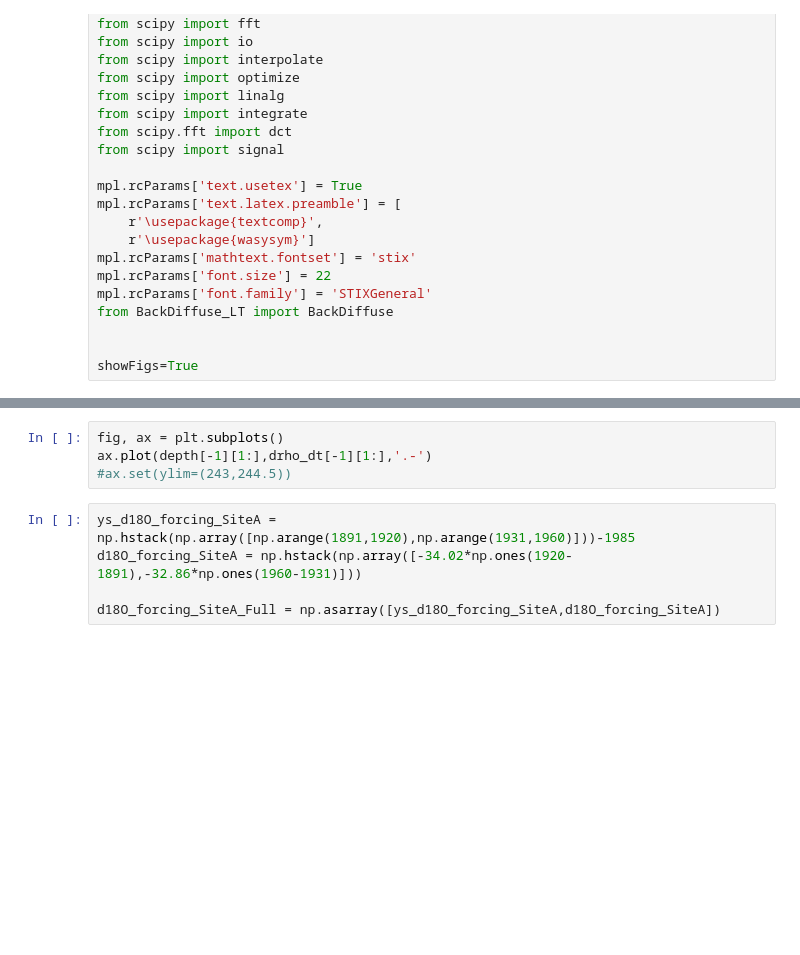
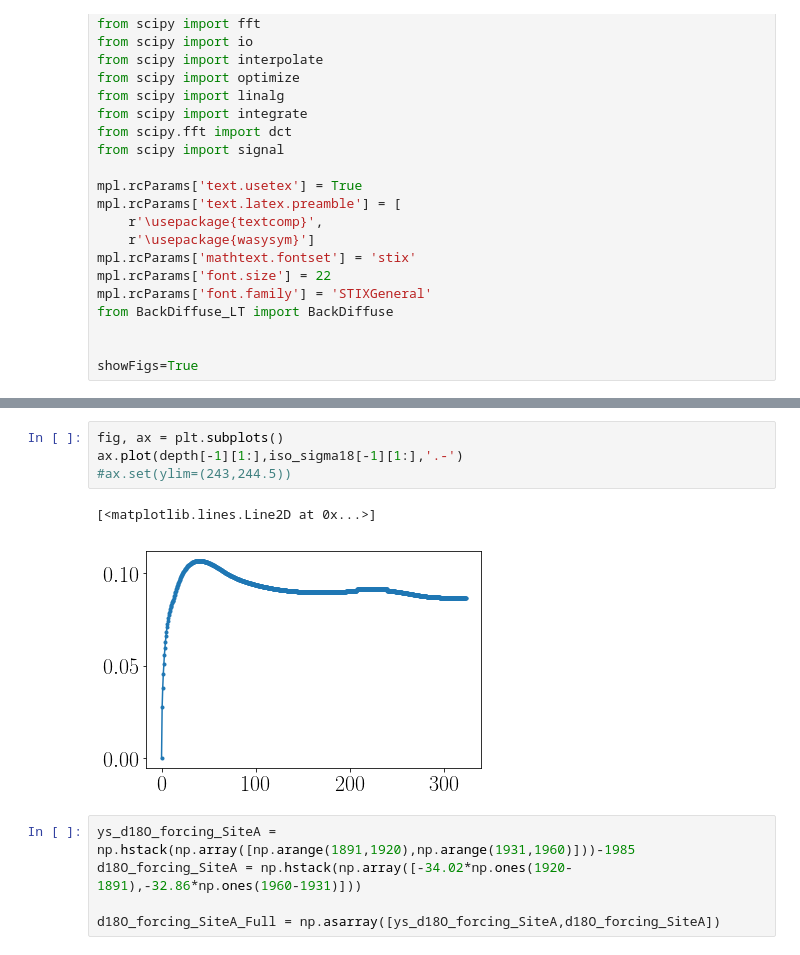
Before and after one commit to TheaQG/AWI_Bcores_Analysis, a Jupyter notebook: CFM_Testing.ipynb, the cells around one changed output, grey strips where cells are left out. Drawn from its saved outputs; the diff is of its cells as text; blank space fills up the shorter version.

```diff
--- a/CFM_Testing.ipynb
+++ b/CFM_Testing.ipynb
@@ -49,7 +62,10 @@ drho_dt = f['drho_dt'][()]
 # %%
 fig, ax = plt.subplots()
-ax.plot(depth[-1][1:],drho_dt[-1][1:],'.-')
+ax.plot(depth[-1][1:],iso_sigma18[-1][1:],'.-')
 #ax.set(ylim=(243,244.5))
+# %% [output]
+[<matplotlib.lines.Line2D at 0x...>]
+[figure, added]
 # %%
 ys_d18O_forcing_SiteA = np.hstack(np.array([np.arange(1891,1920),np.arange(1931,1960)]))-1985
 d18O_forcing_SiteA = np.hstack(np.array([-34.02*np.ones(1920-1891),-32.86*np.ones(1960-1931)]))
```
Also changed, not shown: parts of 11 cells of this notebook, 6 other files.
